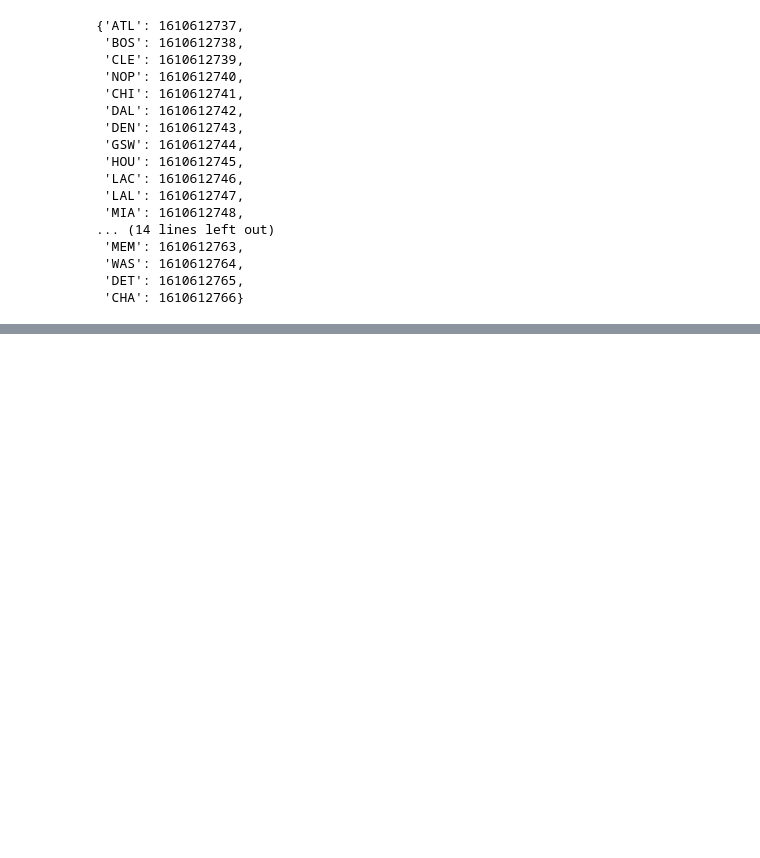
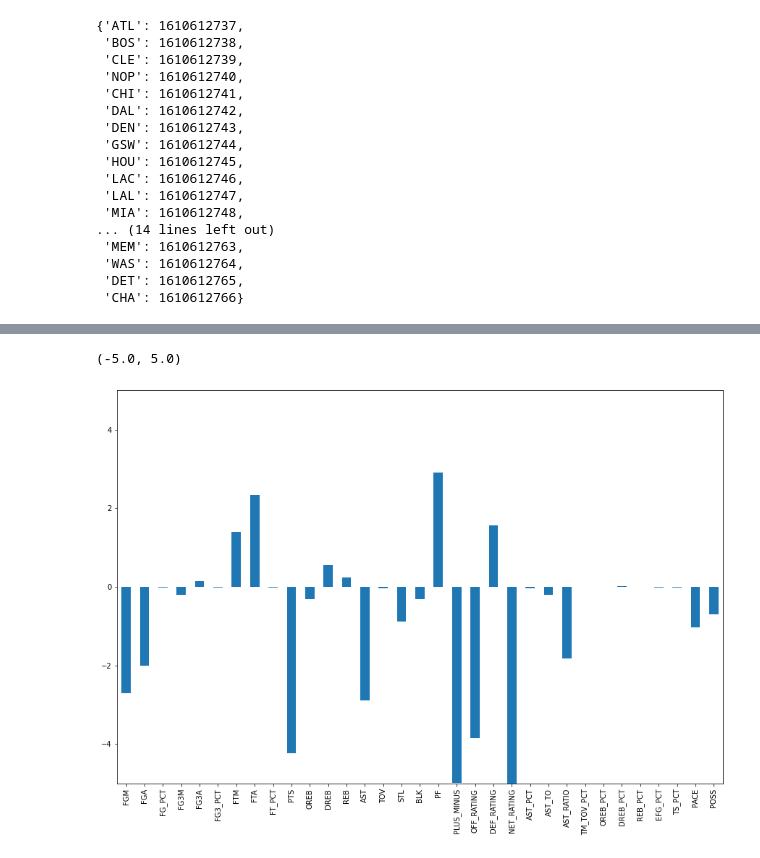
Before and after one commit to zhum01/NBA, a Jupyter notebook: Regular Season vs. Playoffs/2022.01.11_playoffs_vs_regSeason.ipynb, the cells around one changed output, grey strips where cells are left out. Cells and saved outputs as stored; diff of their text form; code cells hidden in the pictures; blank space fills up the shorter version.

```diff
--- a/Regular Season vs. Playoffs/2022.01.11_playoffs_vs_regSeason.ipynb
+++ b/Regular Season vs. Playoffs/2022.01.11_playoffs_vs_regSeason.ipynb
@@ -121,0 +243,8 @@ seasonStats['1997']
+# %%
+figH = plt.figure(figsize=(15,10))
+
+pMinusR.mean().plot.bar()
+plt.ylim([-5, 5])
+# %% [output]
+(-5.0, 5.0)
+[figure, added]
```
Also changed, not shown: parts of 21 cells of this notebook.
